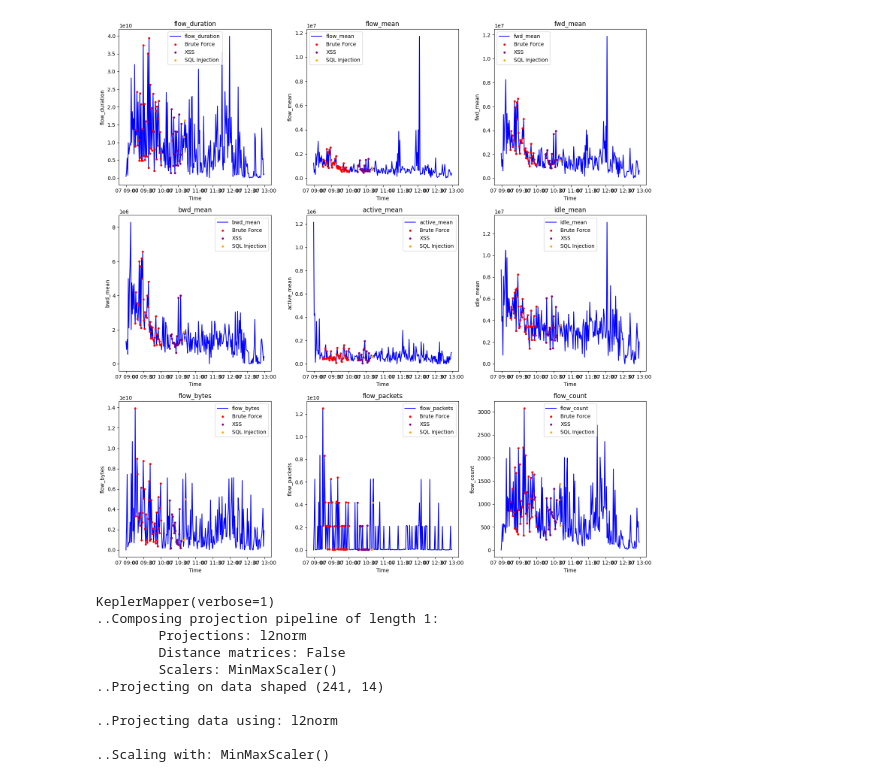
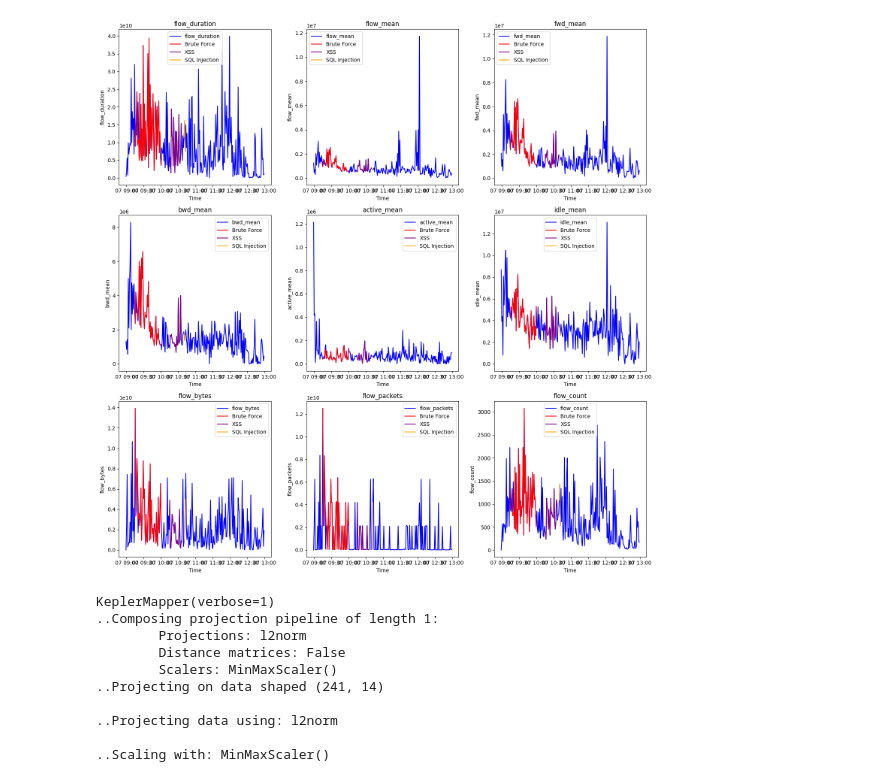
Before and after one commit to jasonwvh/tda-cicids2017, a Jupyter notebook: eda.ipynb, the cells around one changed output. Cells and saved outputs as stored; diff of their text form; code cells hidden in the pictures.

```diff
--- a/eda.ipynb
+++ b/eda.ipynb
@@ -58,7 +58,7 @@ brutes = df[df['Label'] == 11]
 xss = df[df['Label'] == 12]
 sqli = df[df['Label'] == 13]
 
-features = ['Flow Duration', 'Flow IAT Mean', 'Active Mean']
+features = ['Flow Duration', 'Fwd IAT Mean', 'Bwd IAT Mean']
 fig, axs = plt.subplots(3, 1, figsize=(8, 8), sharex=True)
 for i, col in enumerate(features):
     axs[i].plot(benigns.index, benigns[col], color='green', linewidth=1, alpha=0.5, label='Benign')
@@ -76,5 +76,5 @@ plt.show()
 # %%
-## Aggregation on Raw Input
+## Aggregation and resample by 60s
 df['BruteForce'] = df['Label'].eq(11).astype(int)
 df['XSS'] = df['Label'].eq(12).astype(int)
 df['SQLi'] = df['Label'].eq(13).astype(int)
@@ -103,36 +103,35 @@ resampled_data = df.resample(aggregation_interval).agg(
     benign=('Benign', 'sum'),
 )
 
-## Plotting Aggregated Data
 brutes = resampled_data[resampled_data['brute_force'] > 0]
 xss = resampled_data[resampled_data['xss'] > 0]
 sqli = resampled_data[resampled_data['sqli'] > 0]
 attributes = [
     'flow_duration', 'flow_mean', 'fwd_mean',
     'bwd_mean', 'active_mean', 'idle_mean',
     'flow_bytes', 'flow_packets', 'flow_count'
 ]
 
 fig, axes = plt.subplots(3, 3, figsize=(15, 15))
 fig.tight_layout(pad=5.0)
 
 for i, attr in enumerate(attributes):
     row, col = divmod(i, 3)
     axes[row, col].plot(resampled_data.index, resampled_data[attr], label=attr, color='blue')
-    axes[row, col].scatter(brutes.index, brutes[attr], color='red', s=10, zorder=5, label='Brute Force')
-    axes[row, col].scatter(xss.index, xss[attr], color='purple', s=10, zorder=5, label='XSS')
-    axes[row, col].scatter(sqli.index, sqli[attr], color='orange', s=10, zorder=5, label='SQL Injection')
+    axes[row, col].plot(brutes.index, brutes[attr], color='red', label='Brute Force')
+    axes[row, col].plot(xss.index, xss[attr], color='purple', label='XSS')
+    axes[row, col].plot(sqli.index, sqli[attr], color='orange', label='SQL Injection')
     axes[row, col].set_title(attr)
     axes[row, col].set_xlabel('Time')
     axes[row, col].set_ylabel(attr)
     axes[row, col].legend()
 
 for i in range(len(attributes), 9):
     row, col = divmod(i, 3)
     axes[row, col].axis('off')
 
 plt.tight_layout()
 plt.show()
 # %% [output]
-[figure, old version]
+[figure, new version]
 # %%
```
Also changed, not shown: parts of 7 cells of this notebook, 2 other files.
